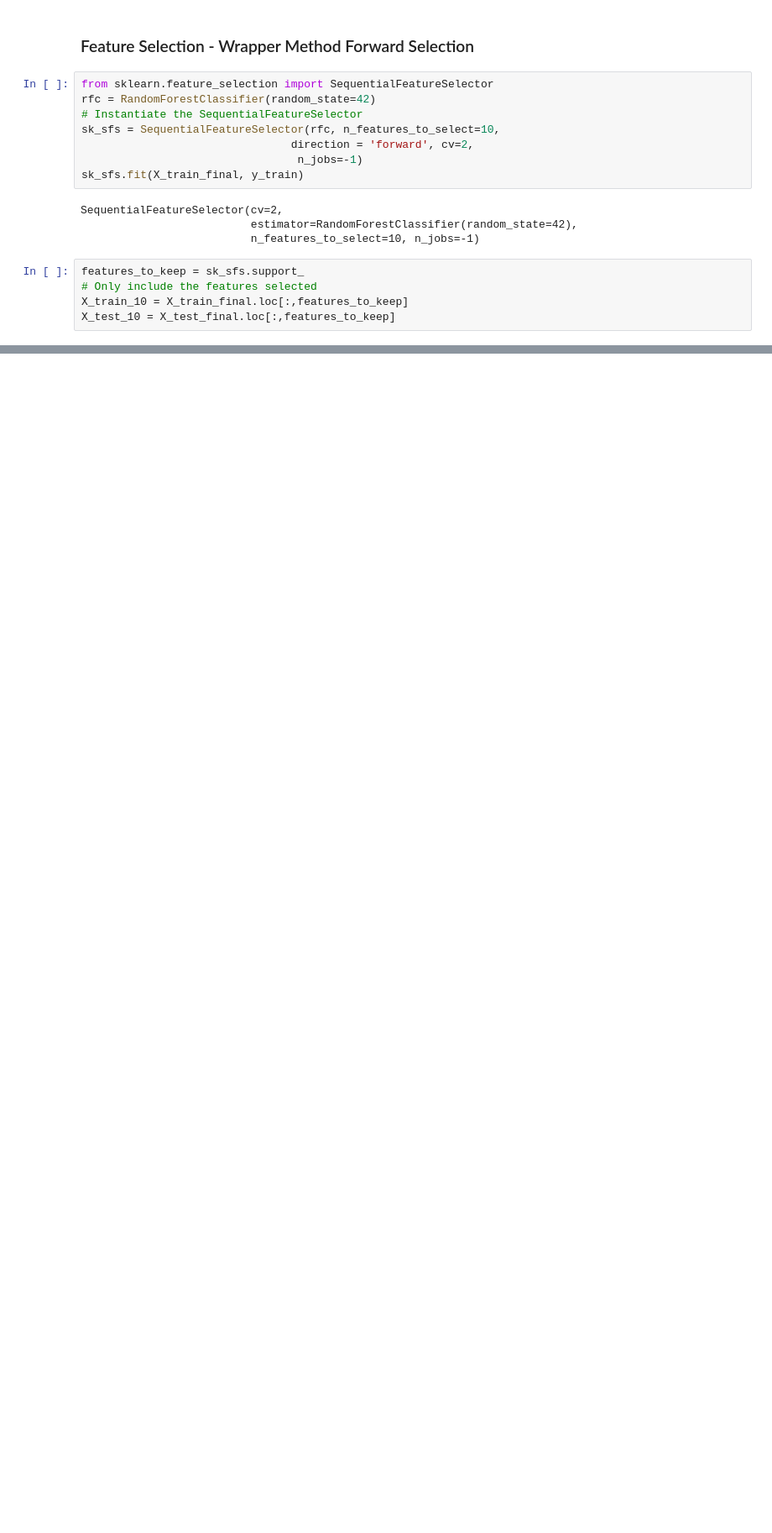
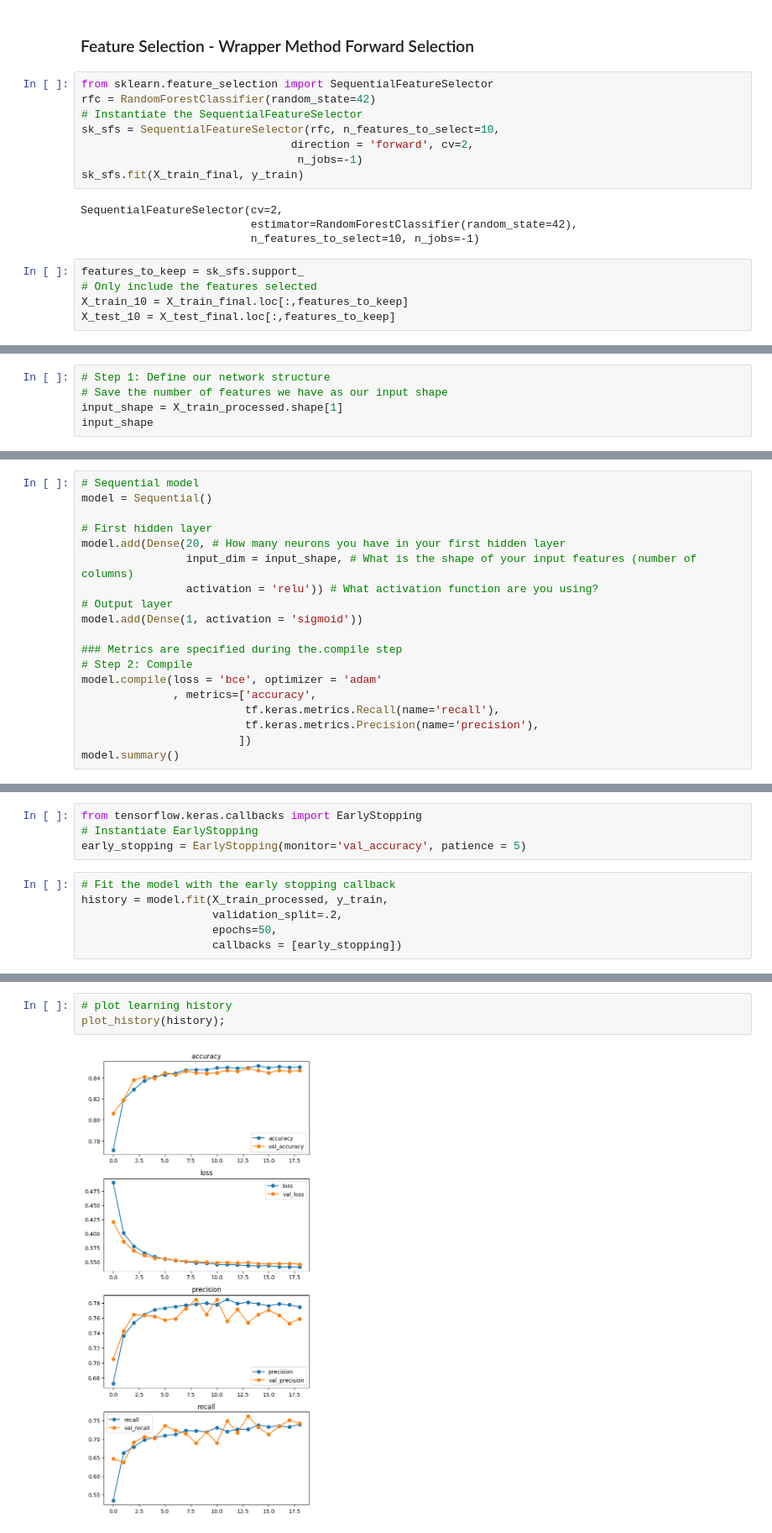
Before and after one commit to ali94an/Car-Insurance-Data, a Jupyter notebook: Car_Insurance_Data.ipynb, the cells around one changed output, grey strips where cells are left out. Shown at 84% size. Cells and saved outputs as stored; diff of their text form; blank space fills up the shorter version.

```diff
--- a/Car_Insurance_Data.ipynb
+++ b/Car_Insurance_Data.ipynb
@@ -837,0 +888,5 @@ weighted avg       0.83      0.83      0.83      2500
+# %%
+# Step 1: Define our network structure
+# Save the number of features we have as our input shape
+input_shape = X_train_processed.shape[1]
+input_shape
@@ -837,0 +895,19 @@ weighted avg       0.83      0.83      0.83      2500
+# %%
+# Sequential model
+model = Sequential()
+
+# First hidden layer
+model.add(Dense(20, # How many neurons you have in your first hidden layer
+                input_dim = input_shape, # What is the shape of your input features (number of columns)
+                activation = 'relu')) # What activation function are you using?
+# Output layer
+model.add(Dense(1, activation = 'sigmoid'))
+
+### Metrics are specified during the.compile step
+# Step 2: Compile
+model.compile(loss = 'bce', optimizer = 'adam'
+              , metrics=['accuracy',
+                         tf.keras.metrics.Recall(name='recall'),
+                         tf.keras.metrics.Precision(name='precision'),
+                        ])
+model.summary()
@@ -837,0 +926,10 @@ weighted avg       0.83      0.83      0.83      2500
+# %%
+from tensorflow.keras.callbacks import EarlyStopping
+# Instantiate EarlyStopping
+early_stopping = EarlyStopping(monitor='val_accuracy', patience = 5)
+# %%
+# Fit the model with the early stopping callback
+history = model.fit(X_train_processed, y_train,
+                    validation_split=.2,
+                    epochs=50,
+                    callbacks = [early_stopping])
@@ -837,0 +954,5 @@ weighted avg       0.83      0.83      0.83      2500
+# %%
+# plot learning history
+plot_history(history);
+# %% [output]
+[figure, added]
```
Also changed, not shown: parts of 41 cells of this notebook.
